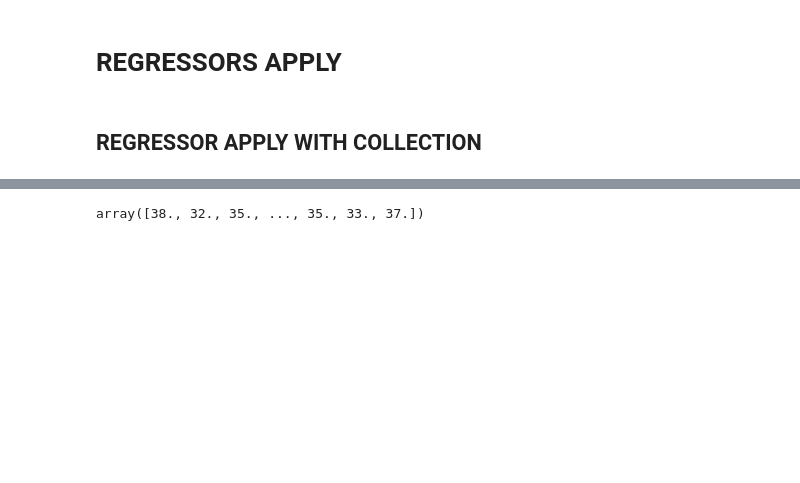
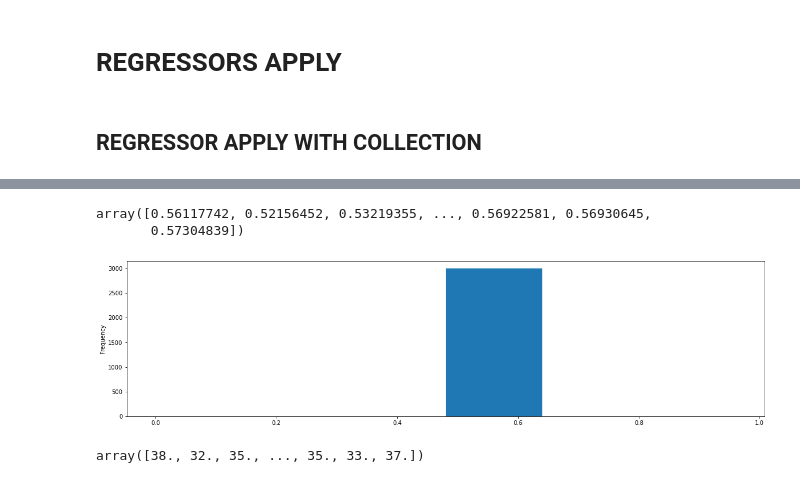
Before and after one commit to wesferr/AHBS, a Jupyter notebook: curves-modules/Analisys.ipynb, the cells around one changed output, grey strips where cells are left out. Drawn from its saved outputs; the diff is of its cells as text; code cells hidden in the pictures; blank space fills up the shorter version.

```diff
--- a/curves-modules/Analisys.ipynb
+++ b/curves-modules/Analisys.ipynb
@@ -398,3 +471,9 @@ array([31., 40., 32., ..., 32., 36., 30.])
+# %%
+applier(life_male_normalized, life_male_age_normalized, my_male, (0,1, 0.15))
+# %% [output]
+array([0.56117742, 0.52156452, 0.53219355, ..., 0.56922581, 0.56930645,
+       0.57304839])
+[figure, added]
 # %%
 applier(female_collection, female_collection_age, my_female)
 # %% [output]
```
Also changed, not shown: parts of 12 cells of this notebook, 1 other file.
